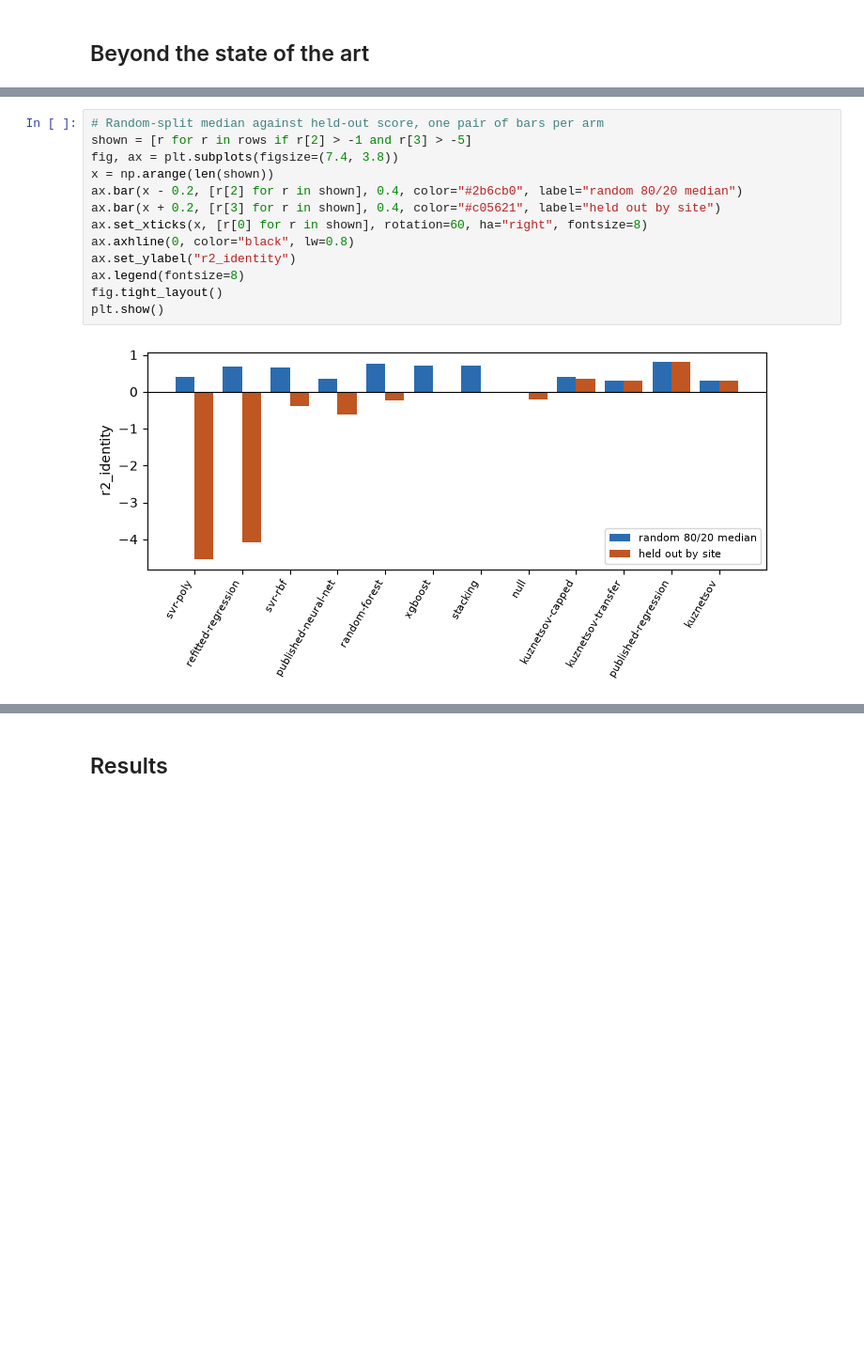
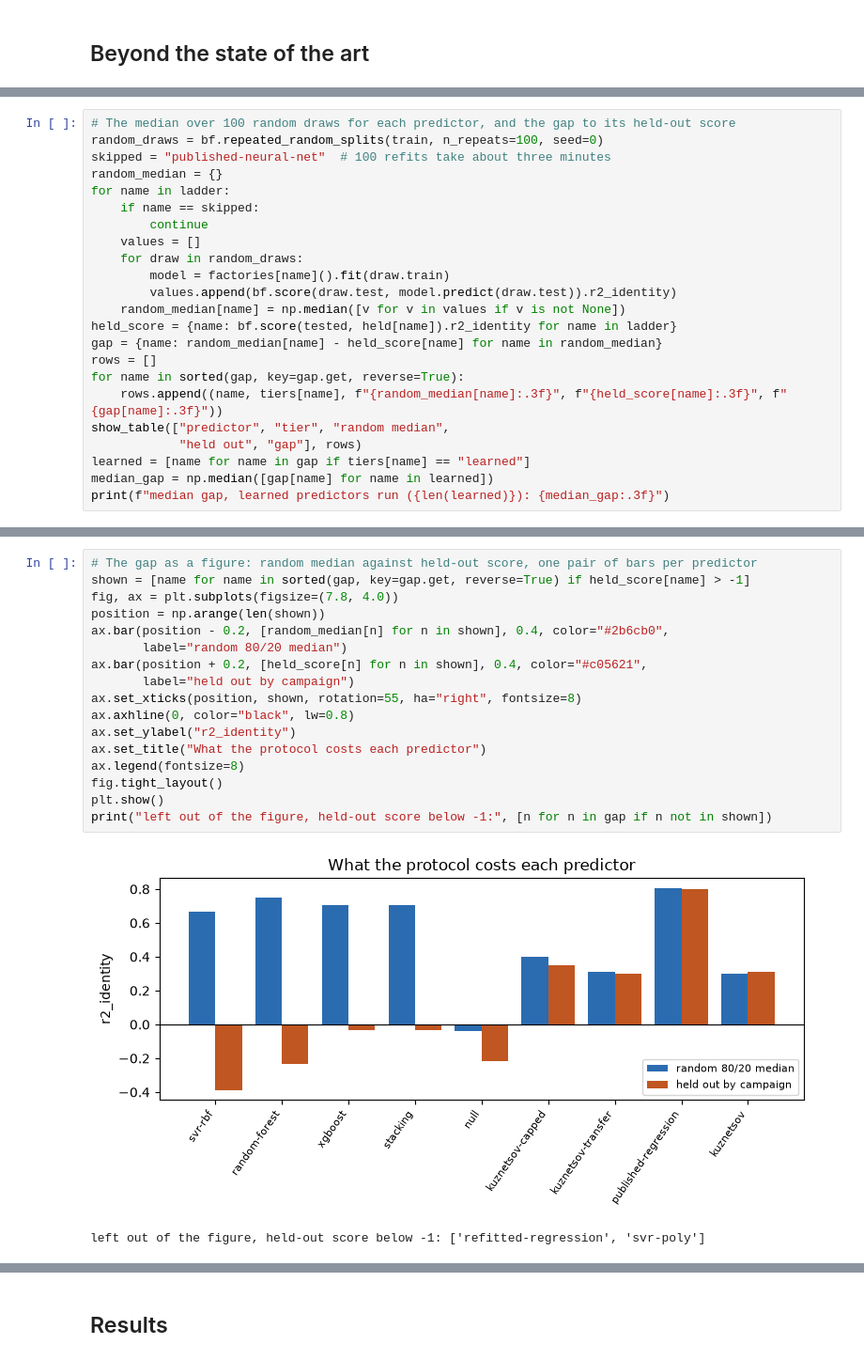
Before and after one commit to fsantibanezleal/CAOS_Fragmenta, a Jupyter notebook: notebooks/en/04-benchmark-protocol/04-the-site-held-out-protocol-and-its-pre-declared-criterion.ipynb, the cells around one changed output, grey strips where cells are left out. Shown at 94% size. Drawn from its saved outputs; the diff is of its cells as text; blank space fills up the shorter version.

```diff
--- a/notebooks/en/04-benchmark-protocol/04-the-site-held-out-protocol-and-its-pre-declared-criterion.ipynb
+++ b/notebooks/en/04-benchmark-protocol/04-the-site-held-out-protocol-and-its-pre-declared-criterion.ipynb
@@ -106,0 +191,23 @@ The next cell draws the gap for the arms whose score the protocol changes most,
+# %%
+# The median over 100 random draws for each predictor, and the gap to its held-out score
+random_draws = bf.repeated_random_splits(train, n_repeats=100, seed=0)
+skipped = "published-neural-net"  # 100 refits take about three minutes
+random_median = {}
+for name in ladder:
+    if name == skipped:
+        continue
+    values = []
+    for draw in random_draws:
+        model = factories[name]().fit(draw.train)
+        values.append(bf.score(draw.test, model.predict(draw.test)).r2_identity)
+    random_median[name] = np.median([v for v in values if v is not None])
+held_score = {name: bf.score(tested, held[name]).r2_identity for name in ladder}
+gap = {name: random_median[name] - held_score[name] for name in random_median}
+rows = []
+for name in sorted(gap, key=gap.get, reverse=True):
+    rows.append((name, tiers[name], f"{random_median[name]:.3f}", f"{held_score[name]:.3f}", f"{gap[name]:.3f}"))
+show_table(["predictor", "tier", "random median",
+            "held out", "gap"], rows)
+learned = [name for name in gap if tiers[name] == "learned"]
+median_gap = np.median([gap[name] for name in learned])
+print(f"median gap, learned predictors run ({len(learned)}): {median_gap:.3f}")
@@ -107,15 +230,20 @@ The next cell draws the gap for the arms whose score the protocol changes most,
 # %%
-# Random-split median against held-out score, one pair of bars per arm
-shown = [r for r in rows if r[2] > -1 and r[3] > -5]
-fig, ax = plt.subplots(figsize=(7.4, 3.8))
-x = np.arange(len(shown))
-ax.bar(x - 0.2, [r[2] for r in shown], 0.4, color="#2b6cb0", label="random 80/20 median")
-ax.bar(x + 0.2, [r[3] for r in shown], 0.4, color="#c05621", label="held out by site")
-ax.set_xticks(x, [r[0] for r in shown], rotation=60, ha="right", fontsize=8)
+# The gap as a figure: random median against held-out score, one pair of bars per predictor
+shown = [name for name in sorted(gap, key=gap.get, reverse=True) if held_score[name] > -1]
+fig, ax = plt.subplots(figsize=(7.8, 4.0))
+position = np.arange(len(shown))
+ax.bar(position - 0.2, [random_median[n] for n in shown], 0.4, color="#2b6cb0",
+       label="random 80/20 median")
+ax.bar(position + 0.2, [held_score[n] for n in shown], 0.4, color="#c05621",
+       label="held out by campaign")
+ax.set_xticks(position, shown, rotation=55, ha="right", fontsize=8)
 ax.axhline(0, color="black", lw=0.8)
 ax.set_ylabel("r2_identity")
+ax.set_title("What the protocol costs each predictor")
 ax.legend(fontsize=8)
 fig.tight_layout()
 plt.show()
+print("left out of the figure, held-out score below -1:", [n for n in gap if n not in shown])
 # %% [output]
-[figure, old version]
+[figure, new version]
+left out of the figure, held-out score below -1: ['refitted-regression', 'svr-poly']
```
Also changed, not shown: parts of 46 cells of this notebook, 7 other files.
